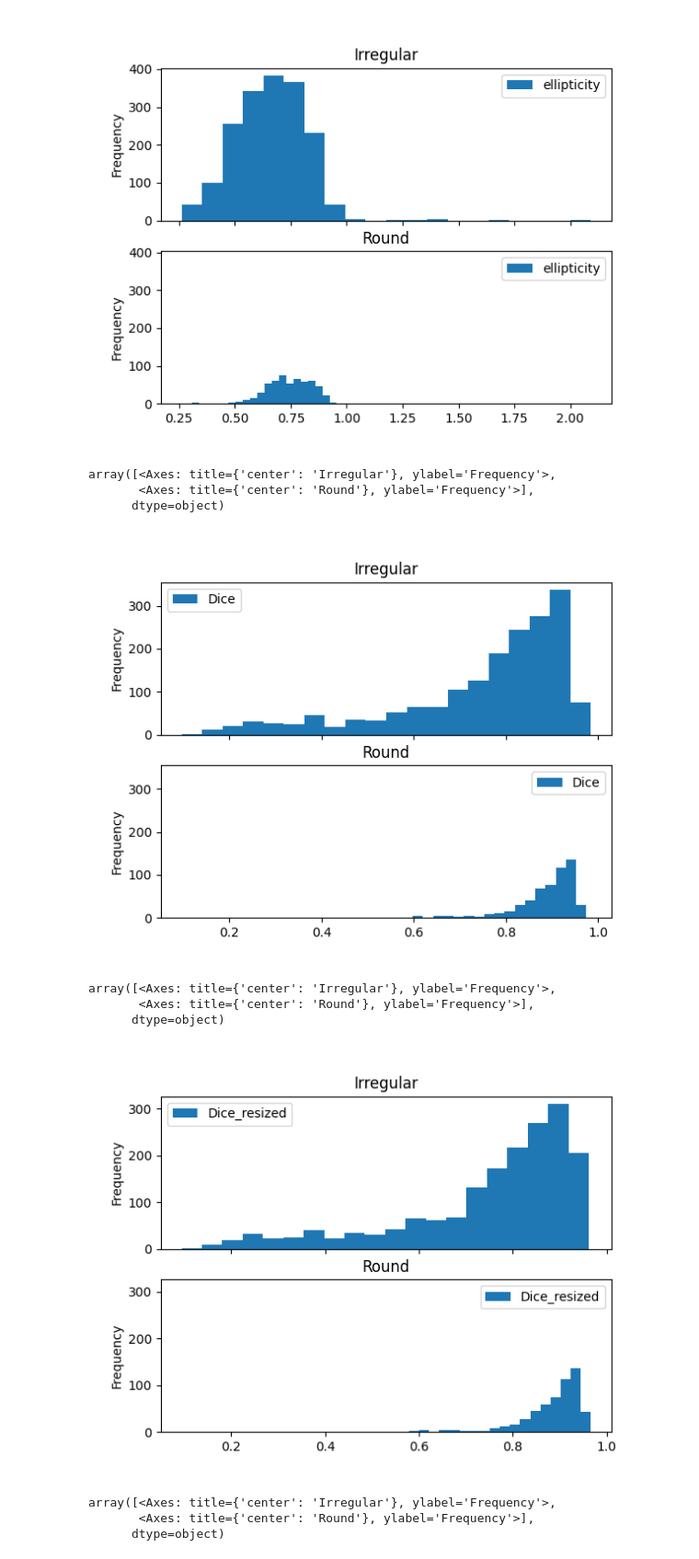
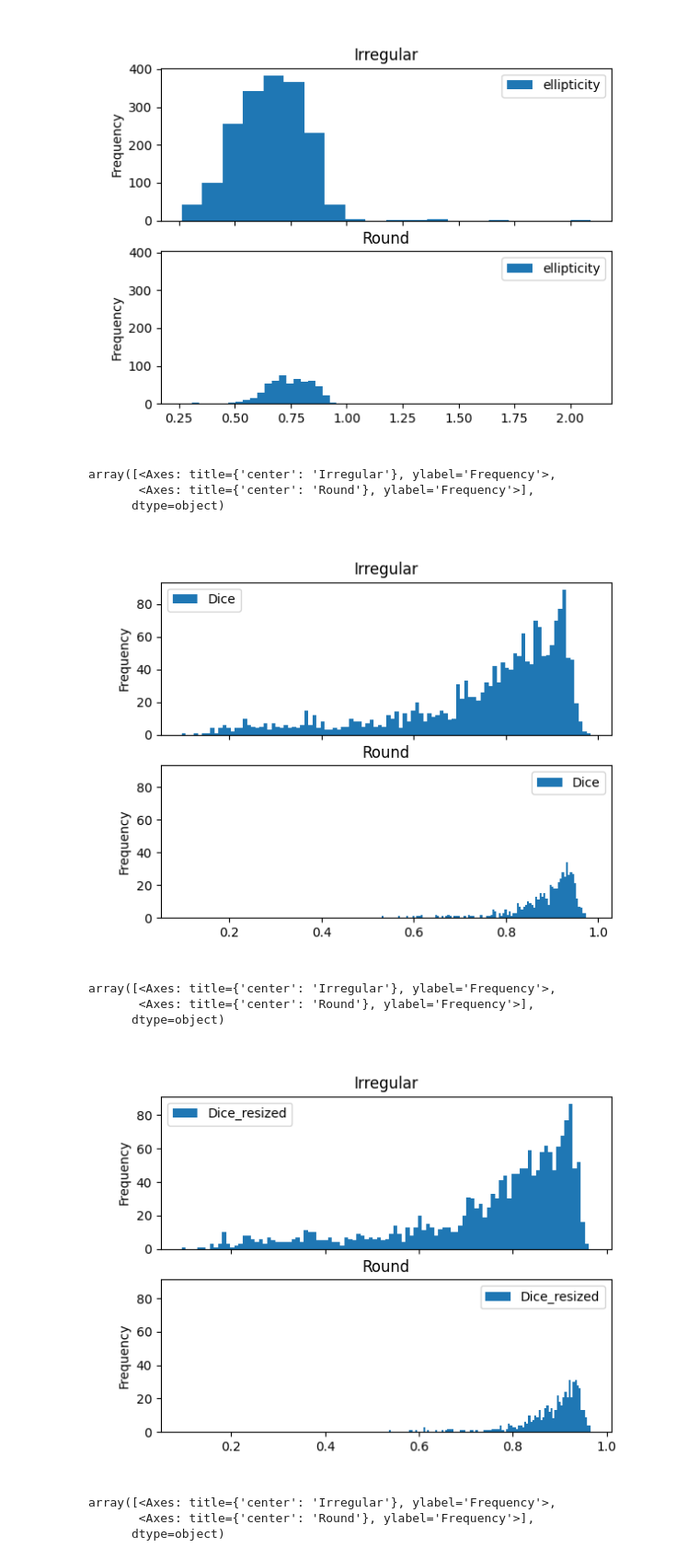
Before and after one commit to pstnmz/UQ_toolbox, a Jupyter notebook: display_radiomic.ipynb, the cells around one changed output. Shown at 92% size. Saved outputs shown, nothing was run; the diff lists cells and outputs as text; code cells hidden in the pictures.

```diff
--- a/display_radiomic.ipynb
+++ b/display_radiomic.ipynb
@@ -94,19 +77,19 @@ array([<Axes: title={'center': 'Irregular'}, ylabel='Frequency'>,
       dtype=object)
 [figure]
 # %%
-to_plot.plot.hist(column='Dice', by="Shape", sharex=True, sharey=True, bins=20)
+to_plot.plot.hist(column='Dice', by="Shape", sharex=True, sharey=True, bins=100)
 # %% [output]
 array([<Axes: title={'center': 'Irregular'}, ylabel='Frequency'>,
        <Axes: title={'center': 'Round'}, ylabel='Frequency'>],
       dtype=object)
-[figure, old version]
+[figure, new version]
 # %%
-to_plot.plot.hist(column='Dice_resized', by="Shape", sharex=True, sharey=True, bins=20)
+to_plot.plot.hist(column='Dice_resized', by="Shape", sharex=True, sharey=True, bins=100)
 # %% [output]
 array([<Axes: title={'center': 'Irregular'}, ylabel='Frequency'>,
        <Axes: title={'center': 'Round'}, ylabel='Frequency'>],
       dtype=object)
-[figure, old version]
+[figure, new version]
 # %%
 to_plot.plot.hist(column='original_shape2D_MeshSurface', by="Shape", sharex=True, sharey=True, bins=20)
 # %% [output]
```
Also changed, not shown: parts of 11 cells of this notebook, 1 other file.
